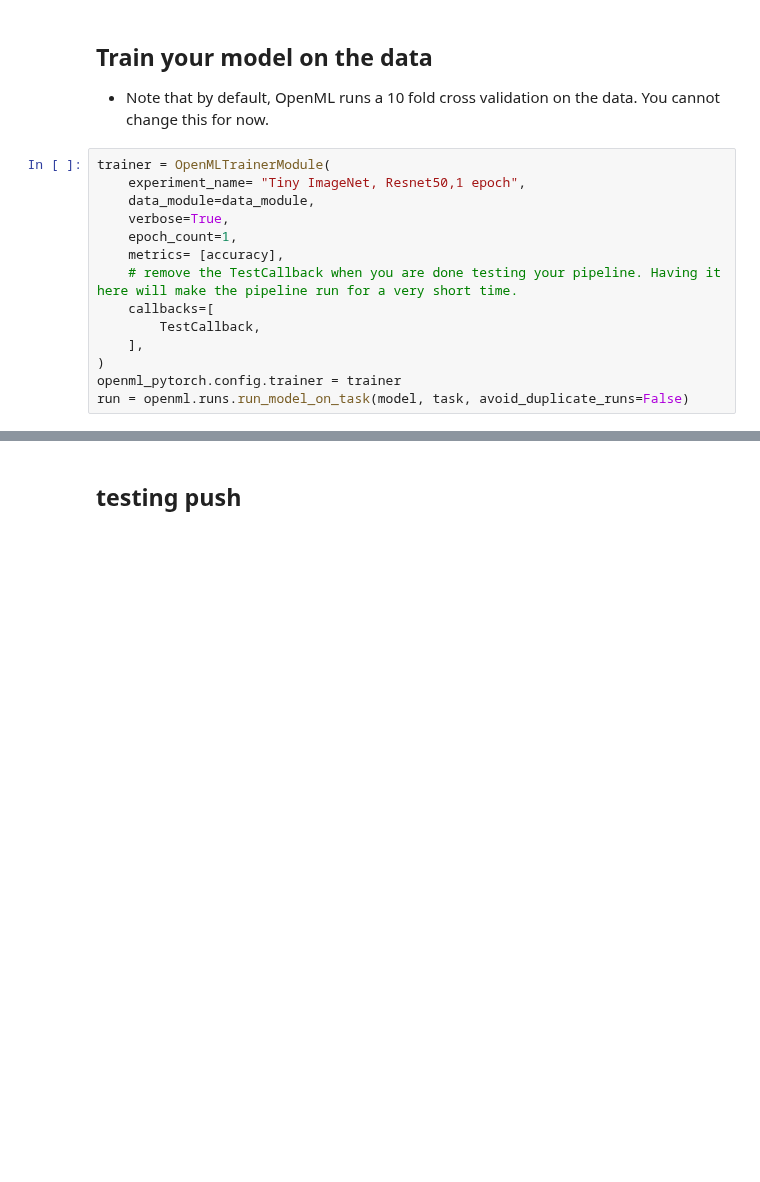
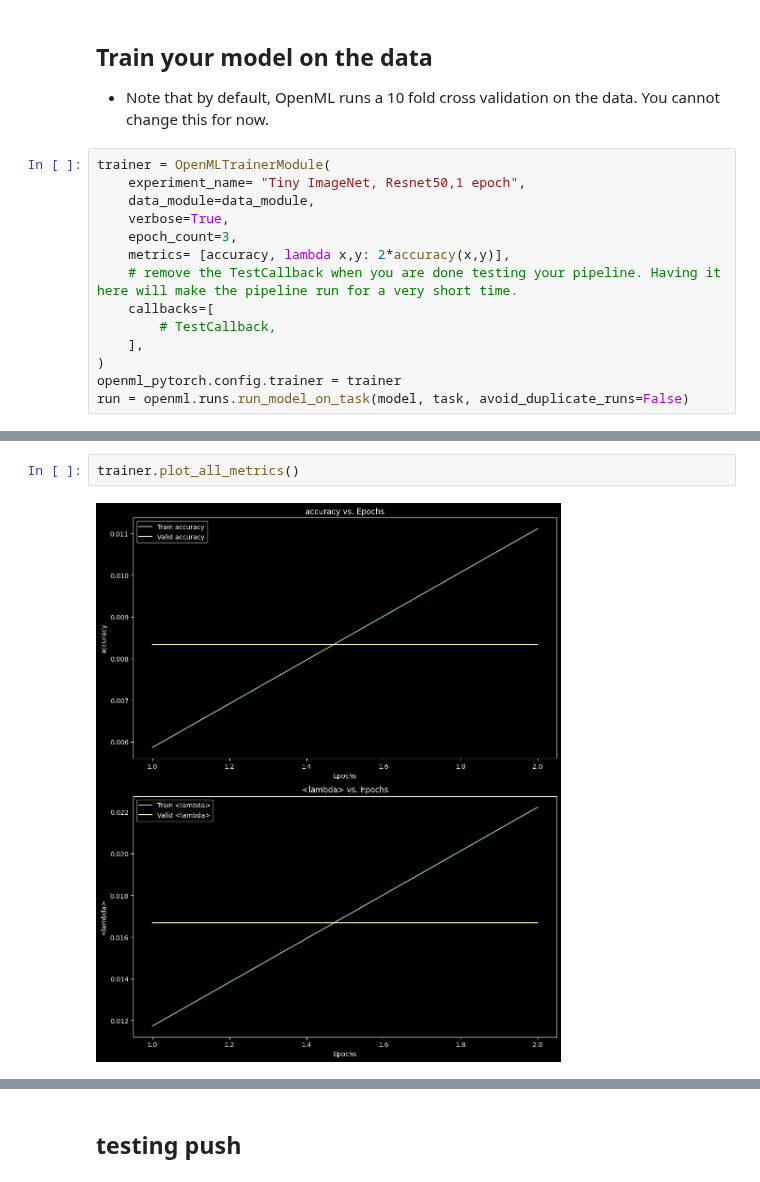
Before and after one commit to openml/openml-pytorch, a Jupyter notebook: test_new_dataloader.ipynb, the cells around one changed output, grey strips where cells are left out. Cells and saved outputs as stored; diff of their text form; blank space fills up the shorter version.

Commit message:
fixed metrics, uploads, and some more tiny tweaks

```diff
--- a/test_new_dataloader.ipynb
+++ b/test_new_dataloader.ipynb
@@ -115,11 +77,11 @@ trainer = OpenMLTrainerModule(
     experiment_name= "Tiny ImageNet, Resnet50,1 epoch",
     data_module=data_module,
     verbose=True,
-    epoch_count=1,
-    metrics= [accuracy],
+    epoch_count=3,
+    metrics= [accuracy, lambda x,y: 2*accuracy(x,y)],
     # remove the TestCallback when you are done testing your pipeline. Having it here will make the pipeline run for a very short time.
     callbacks=[
-        TestCallback,
+        # TestCallback,
     ],
 )
 openml_pytorch.config.trainer = trainer
@@ -129,0 +106,4 @@ KeyboardInterrupt:
+# %%
+trainer.plot_all_metrics()
+# %% [output]
+[figure, added]
```
Also changed, not shown: parts of 9 cells of this notebook, 17 other files.
